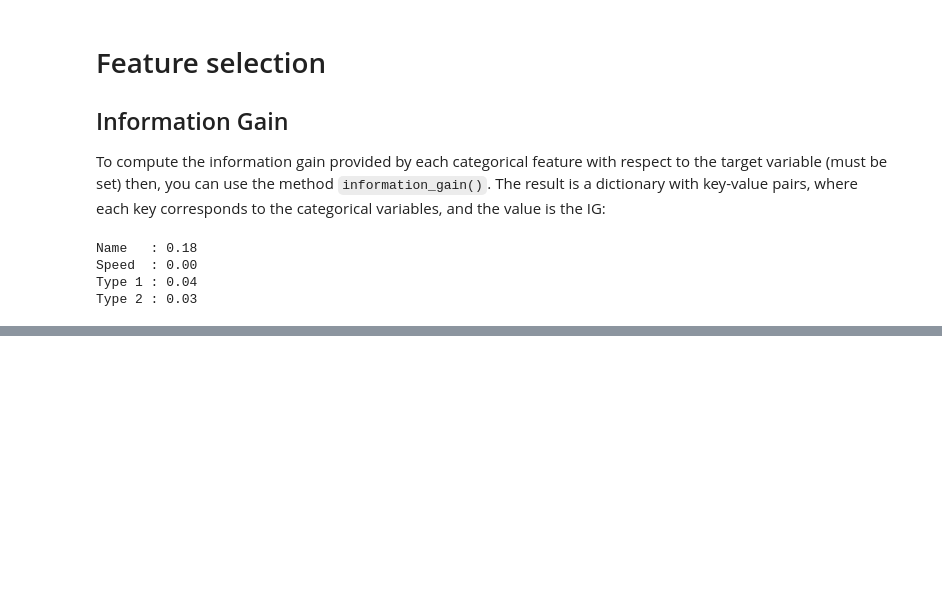
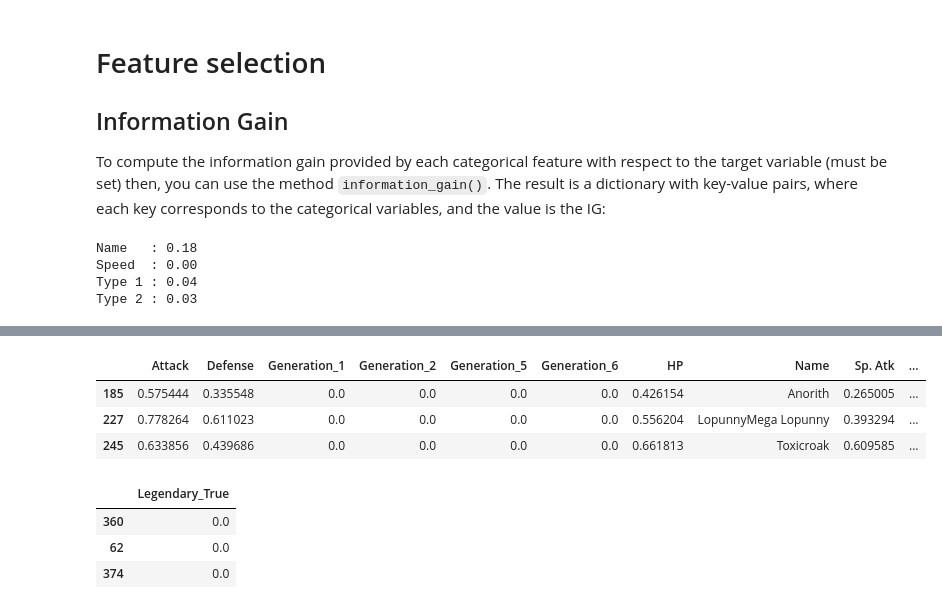
Before and after one commit to renero/dataset, a Jupyter notebook: example.ipynb, the cells around one changed output, grey strips where cells are left out. Saved outputs shown, nothing was run; the diff lists cells and outputs as text; code cells hidden in the pictures; blank space fills up the shorter version.

```diff
--- a/example.ipynb
+++ b/example.ipynb
@@ -596,0 +603,4 @@ We can force a feature selection process with our features by calling `stepwise_
+# %%
+pokemon.unset_target()
+pokemon.onehot_encode('Legendary').drop_columns('Legendary_False')
+pokemon.set_target('Legendary_True').summary()
@@ -596,0 +663,2 @@ We can force a feature selection process with our features by calling `stepwise_
+# %%
+X, y = pokemon.split(seed=1)
@@ -596,0 +674,14 @@ We can force a feature selection process with our features by calling `stepwise_
+# %%
+X.train.head(3)
+# %% [output]
+|  | Attack | Defense | Generation_1 | Generation_2 | Generation_5 | Generation_6 | HP | Name | Sp. Atk | ... |
+| 185 | 0.575444 | 0.335548 | 0.0 | 0.0 | 0.0 | 0.0 | 0.426154 | Anorith | 0.265005 | ... |
+| 227 | 0.778264 | 0.611023 | 0.0 | 0.0 | 0.0 | 0.0 | 0.556204 | LopunnyMega Lopunny | 0.393294 | ... |
+| 245 | 0.633856 | 0.439686 | 0.0 | 0.0 | 0.0 | 0.0 | 0.661813 | Toxicroak | 0.609585 | ... |
+# %%
+y.test.head(3)
+# %% [output]
+|  | Legendary_True |
+| 360 | 0.0 |
+| 62 | 0.0 |
+| 374 | 0.0 |
```
Also changed, not shown: parts of 10 cells of this notebook.
